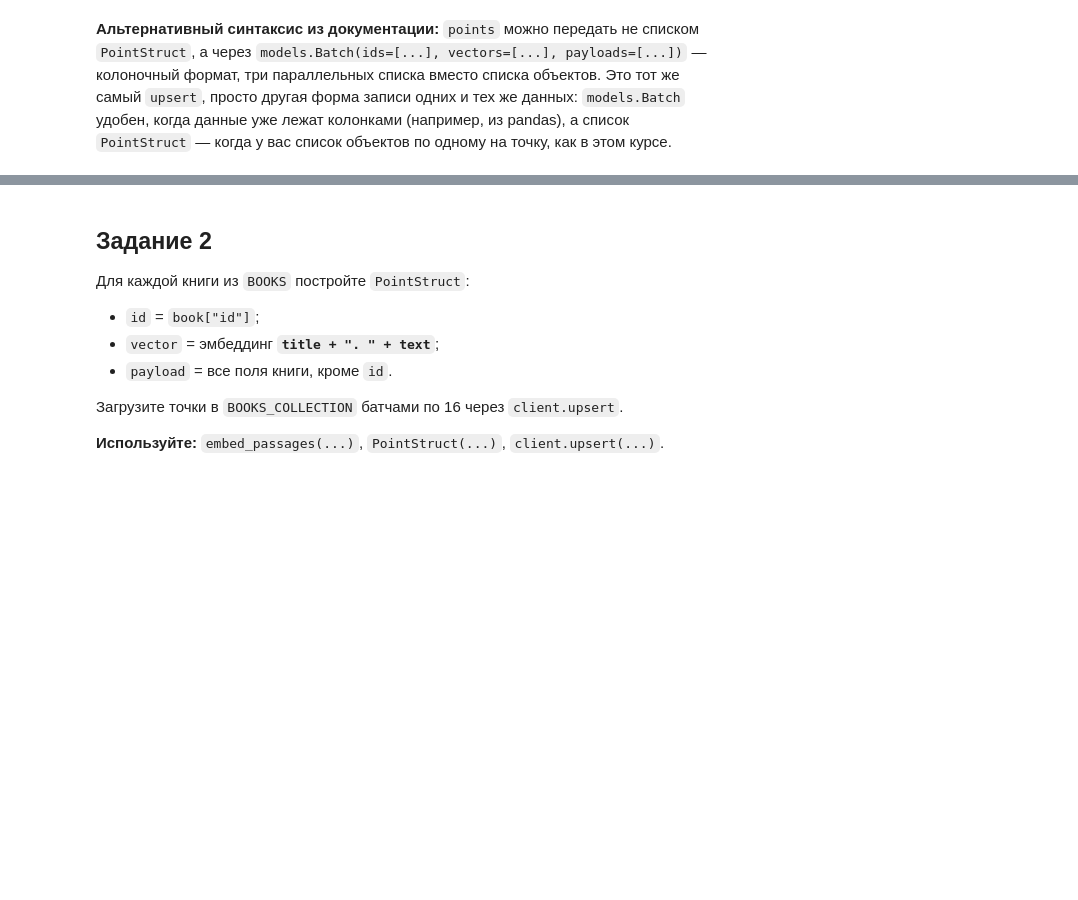
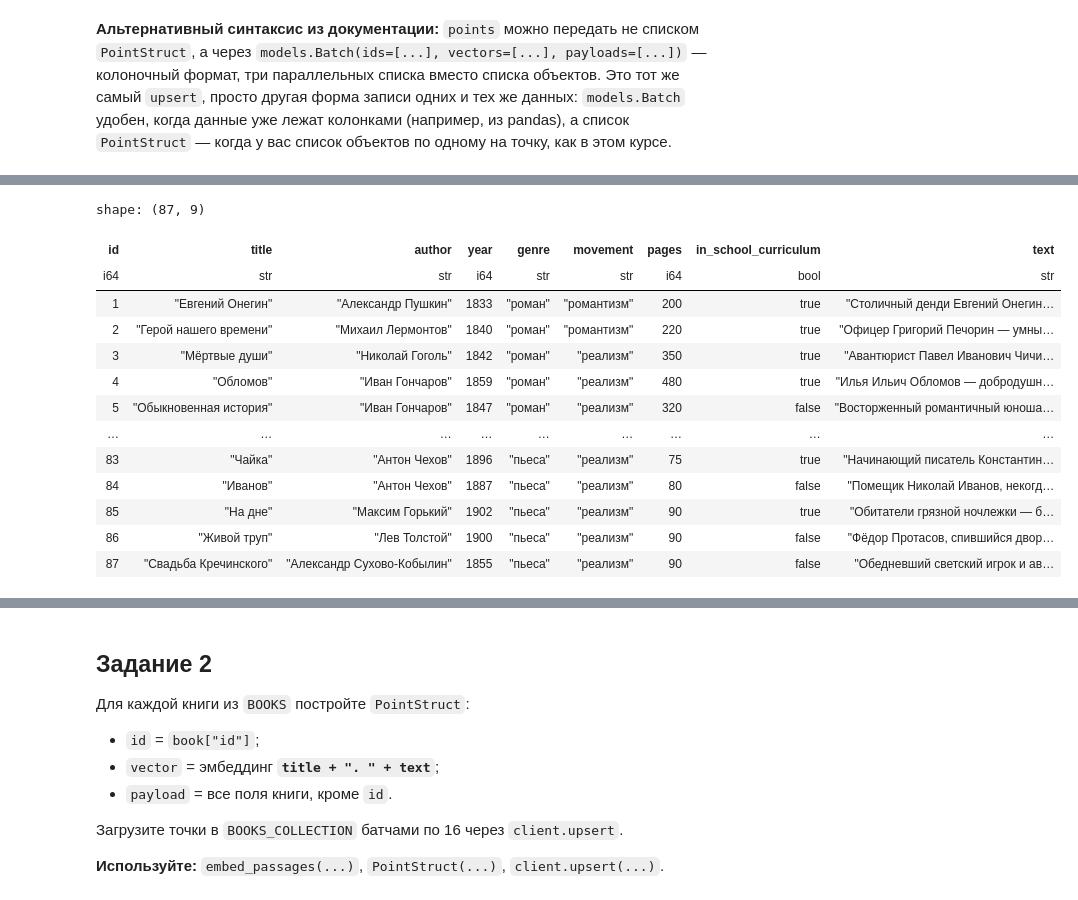
Before and after one commit to dimonpd/examples_qdrant, a Jupyter notebook: stepik/section03_kollekcii_i_tochki.ipynb, the cells around one changed output, grey strips where cells are left out. Drawn from its saved outputs; the diff is of its cells as text; code cells hidden in the pictures; blank space fills up the shorter version.

```diff
--- a/stepik/section03_kollekcii_i_tochki.ipynb
+++ b/stepik/section03_kollekcii_i_tochki.ipynb
@@ -187,0 +197,18 @@ BOOKS[0]
+# %%
+df_books= pl.from_dicts(BOOKS)
+df_books
+# %% [output]
+shape: (87, 9)
+| id | title | author | year | genre | movement | pages | in_school_curriculum | text |
+| i64 | str | str | i64 | str | str | i64 | bool | str |
+| 1 | "Евгений Онегин" | "Александр Пушкин" | 1833 | "роман" | "романтизм" | 200 | true | "Столичный денди Евгений Онегин… |
+| 2 | "Герой нашего времени" | "Михаил Лермонтов" | 1840 | "роман" | "романтизм" | 220 | true | "Офицер Григорий Печорин — умны… |
+| 3 | "Мёртвые души" | "Николай Гоголь" | 1842 | "роман" | "реализм" | 350 | true | "Авантюрист Павел Иванович Чичи… |
+| 4 | "Обломов" | "Иван Гончаров" | 1859 | "роман" | "реализм" | 480 | true | "Илья Ильич Обломов — добродушн… |
+| 5 | "Обыкновенная история" | "Иван Гончаров" | 1847 | "роман" | "реализм" | 320 | false | "Восторженный романтичный юноша… |
+| … | … | … | … | … | … | … | … | … |
+| 83 | "Чайка" | "Антон Чехов" | 1896 | "пьеса" | "реализм" | 75 | true | "Начинающий писатель Константин… |
+| 84 | "Иванов" | "Антон Чехов" | 1887 | "пьеса" | "реализм" | 80 | false | "Помещик Николай Иванов, некогд… |
+| 85 | "На дне" | "Максим Горький" | 1902 | "пьеса" | "реализм" | 90 | true | "Обитатели грязной ночлежки — б… |
+| 86 | "Живой труп" | "Лев Толстой" | 1900 | "пьеса" | "реализм" | 90 | false | "Фёдор Протасов, спившийся двор… |
+| 87 | "Свадьба Кречинского" | "Александр Сухово-Кобылин" | 1855 | "пьеса" | "реализм" | 90 | false | "Обедневший светский игрок и ав… |
```
Also changed, not shown: parts of 4 cells of this notebook.
